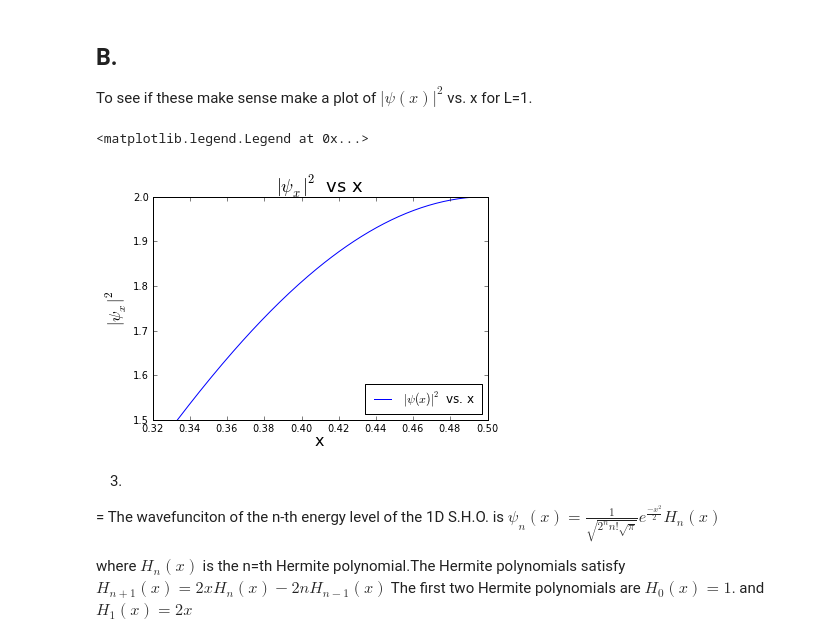
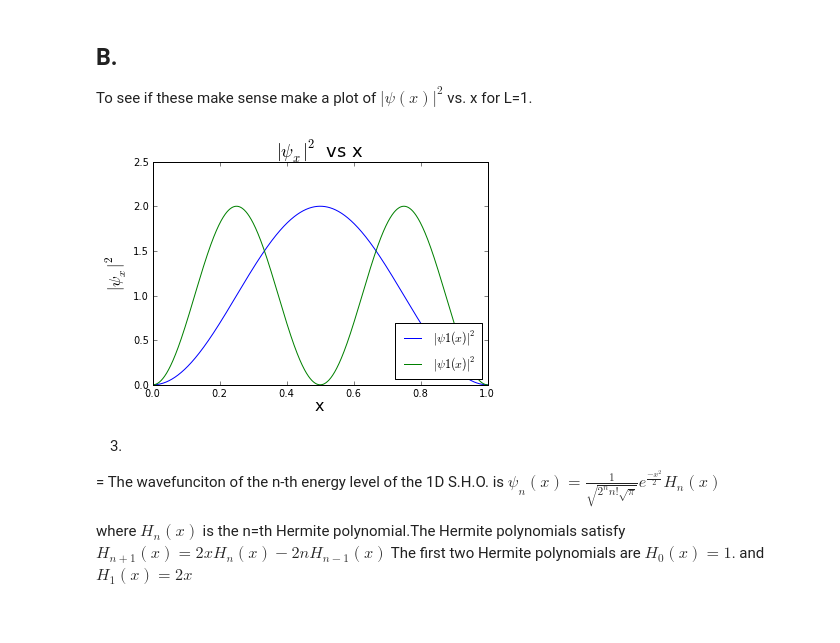
Before and after one commit to ewjohnst/PHYS202-S13, a Jupyter notebook: Week5/NumericalIntegrationEx4.ipynb, the cells around one changed output. Drawn from its saved outputs; the diff is of its cells as text; code cells hidden in the pictures.

```diff
--- a/Week5/NumericalIntegrationEx4.ipynb
+++ b/Week5/NumericalIntegrationEx4.ipynb
@@ -79,17 +81,20 @@ B.
 -
 To see if these make sense make a plot of $|\psi(x)|^2$ vs. x for L=1.
 # %%
-x_range = arange(L/3.,L/2.,0.001); n = 1.; L = 1.
-psi_squared = (sqrt(2./L)*sin((n*pi*x_range)/L))**2
-plot(x_range, psi_squared, label='$|\psi(x)|^2$ vs. x')
+x_range = arange(0.,L,0.001); n = 1.; L = 1.
+psi_squared1 = (sqrt(2./L)*sin((n*pi*x_range)/L))**2
+plot(x_range, psi_squared1, label='$|\psi1(x)|^2$')
+n = 2.; L = 1
+psi_squared2 = (sqrt(2./L)*sin((n*pi*x_range)/L))**2
+plot(x_range, psi_squared2, label='$|\psi1(x)|^2$')
 xlabel('x', fontsize=16)
 ylabel('$|\psi_x|^2$', fontsize=16)
 title('$|\psi_x|^2$ vs x', fontsize = 18)
 legend(loc = 'lower right')
+axis([0,L,0,2.5])
 show()
 # %% [output]
-<matplotlib.legend.Legend at 0x...>
-[figure, old version]
+[figure, new version]
 # %% [markdown]
 3.
 =
```
Also changed, not shown: parts of 14 cells of this notebook, 1 other file.
